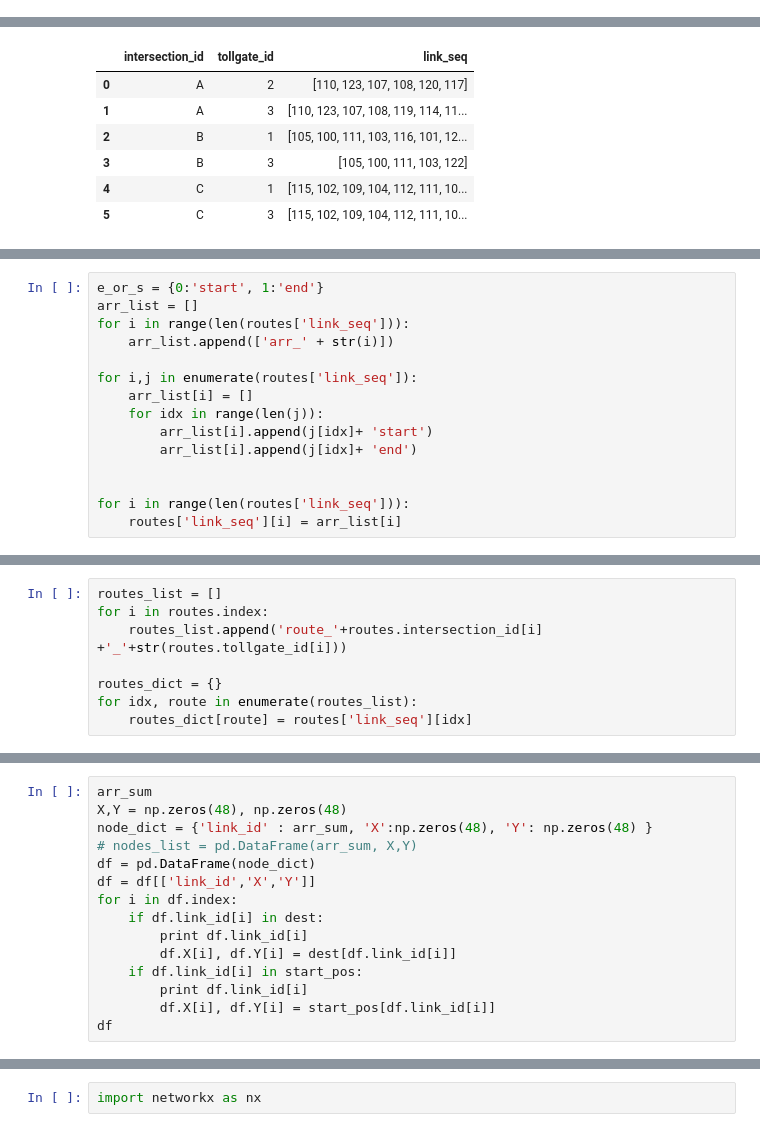
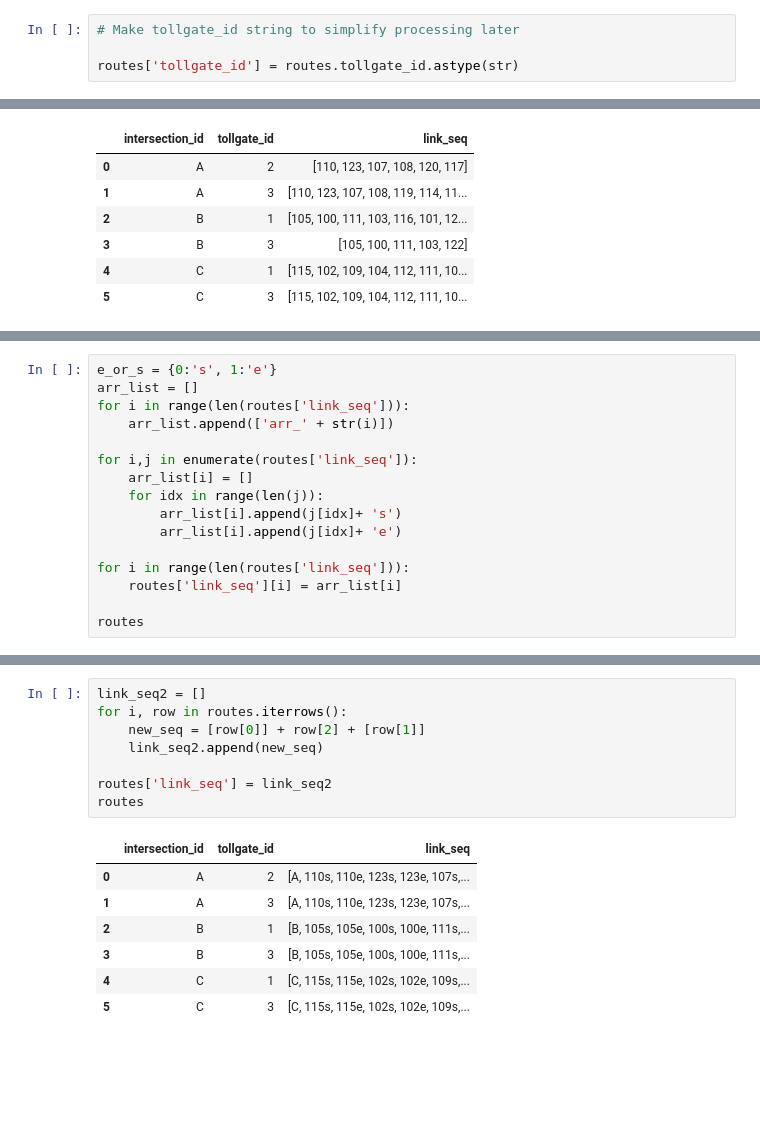
Before and after one commit to muciyuallen/TrafficFlowOptimization, a Jupyter notebook: NetWork Visualization.ipynb, the cells around one changed output, grey strips where cells are left out. Drawn from its saved outputs; the diff is of its cells as text; blank space fills up the shorter version.

```diff
--- a/NetWork Visualization.ipynb
+++ b/NetWork Visualization.ipynb
@@ -128,6 +86,10 @@ None
 | 3 | B | 3 | 105,100,111,103,122 |
 | 4 | C | 1 | 115,102,109,104,112,111,103,116,1... |
 | 5 | C | 3 | 115,102,109,104,112,111,103,122 |
+# %%
+# Make tollgate_id string to simplify processing later
+
+routes['tollgate_id'] = routes.tollgate_id.astype(str)
 # %%
 for i in range(len(routes['link_seq'])):
     routes['link_seq'][i] = routes['link_seq'][i].split(',')
@@ -148,5 +106,5 @@ routes
 # %%
-e_or_s = {0:'start', 1:'end'}
+e_or_s = {0:'s', 1:'e'}
 arr_list = []
 for i in range(len(routes['link_seq'])):
     arr_list.append(['arr_' + str(i)])
@@ -154,9 +112,10 @@ for i in range(len(routes['link_seq'])):
 for i,j in enumerate(routes['link_seq']):
     arr_list[i] = []
     for idx in range(len(j)):
-        arr_list[i].append(j[idx]+ 'start')
-        arr_list[i].append(j[idx]+ 'end')
-
+        arr_list[i].append(j[idx]+ 's')
+        arr_list[i].append(j[idx]+ 'e')
 
 for i in range(len(routes['link_seq'])):
     routes['link_seq'][i] = arr_list[i]
+
+routes
@@ -303,8 +121,0 @@ routes.link_seq[0][0]
-# %%
-routes_list = []
-for i in routes.index:
-    routes_list.append('route_'+routes.intersection_id[i] +'_'+str(routes.tollgate_id[i]))
-
-routes_dict = {}
-for idx, route in enumerate(routes_list):
-    routes_dict[route] = routes['link_seq'][idx]
@@ -374,15 +121,0 @@ start_pos.items()
-# %%
-arr_sum
-X,Y = np.zeros(48), np.zeros(48)
-node_dict = {'link_id' : arr_sum, 'X':np.zeros(48), 'Y': np.zeros(48) }
-# nodes_list = pd.DataFrame(arr_sum, X,Y)
-df = pd.DataFrame(node_dict)
-df = df[['link_id','X','Y']]
-for i in df.index:
-    if df.link_id[i] in dest:
-        print df.link_id[i]
-        df.X[i], df.Y[i] = dest[df.link_id[i]]
-    if df.link_id[i] in start_pos:
-        print df.link_id[i]
-        df.X[i], df.Y[i] = start_pos[df.link_id[i]]
-df
@@ -413,2 +122,16 @@ df
-# %%
-import networkx as nx
+# %%
+link_seq2 = []
+for i, row in routes.iterrows():
+    new_seq = [row[0]] + row[2] + [row[1]]
+    link_seq2.append(new_seq)
+
+routes['link_seq'] = link_seq2
+routes
+# %% [output]
+|  | intersection_id | tollgate_id | link_seq |
+| 0 | A | 2 | [A, 110s, 110e, 123s, 123e, 107s,... |
+| 1 | A | 3 | [A, 110s, 110e, 123s, 123e, 107s,... |
+| 2 | B | 1 | [B, 105s, 105e, 100s, 100e, 111s,... |
+| 3 | B | 3 | [B, 105s, 105e, 100s, 100e, 111s,... |
+| 4 | C | 1 | [C, 115s, 115e, 102s, 102e, 109s,... |
+| 5 | C | 3 | [C, 115s, 115e, 102s, 102e, 109s,... |
```
Also changed, not shown: parts of 35 cells of this notebook, 2 other files.
